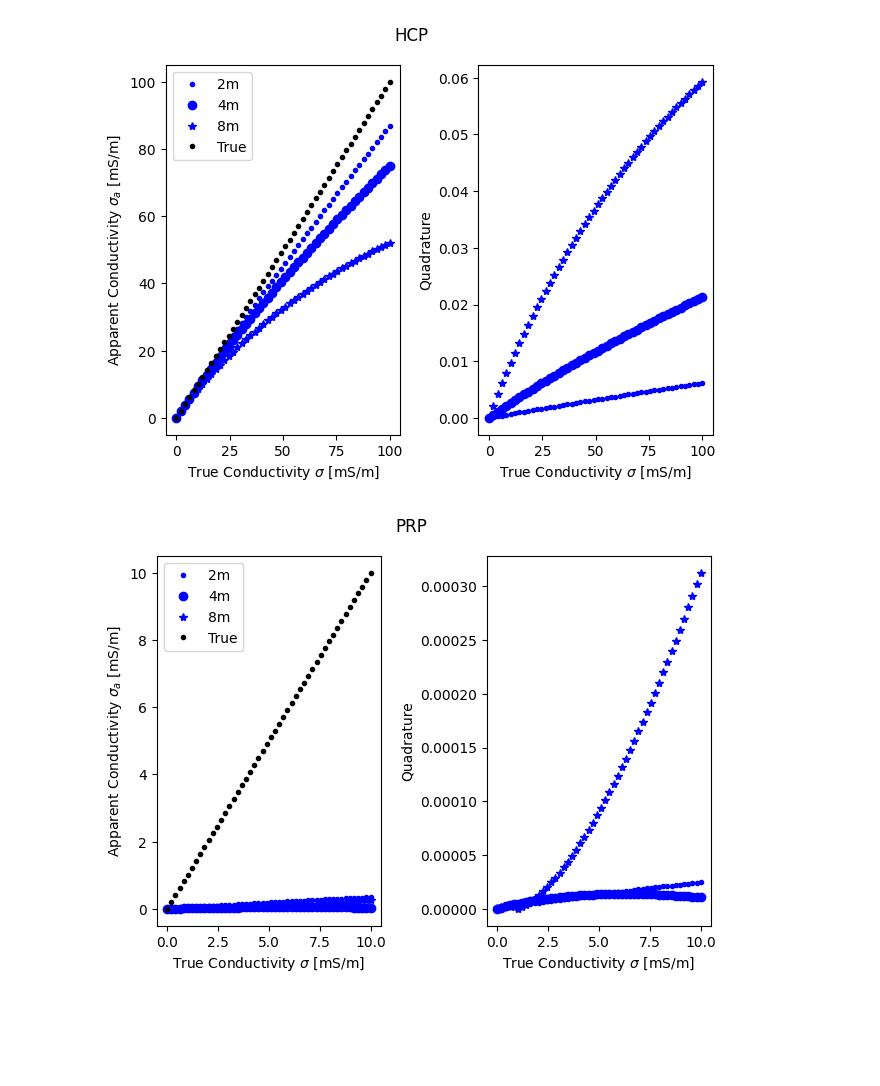
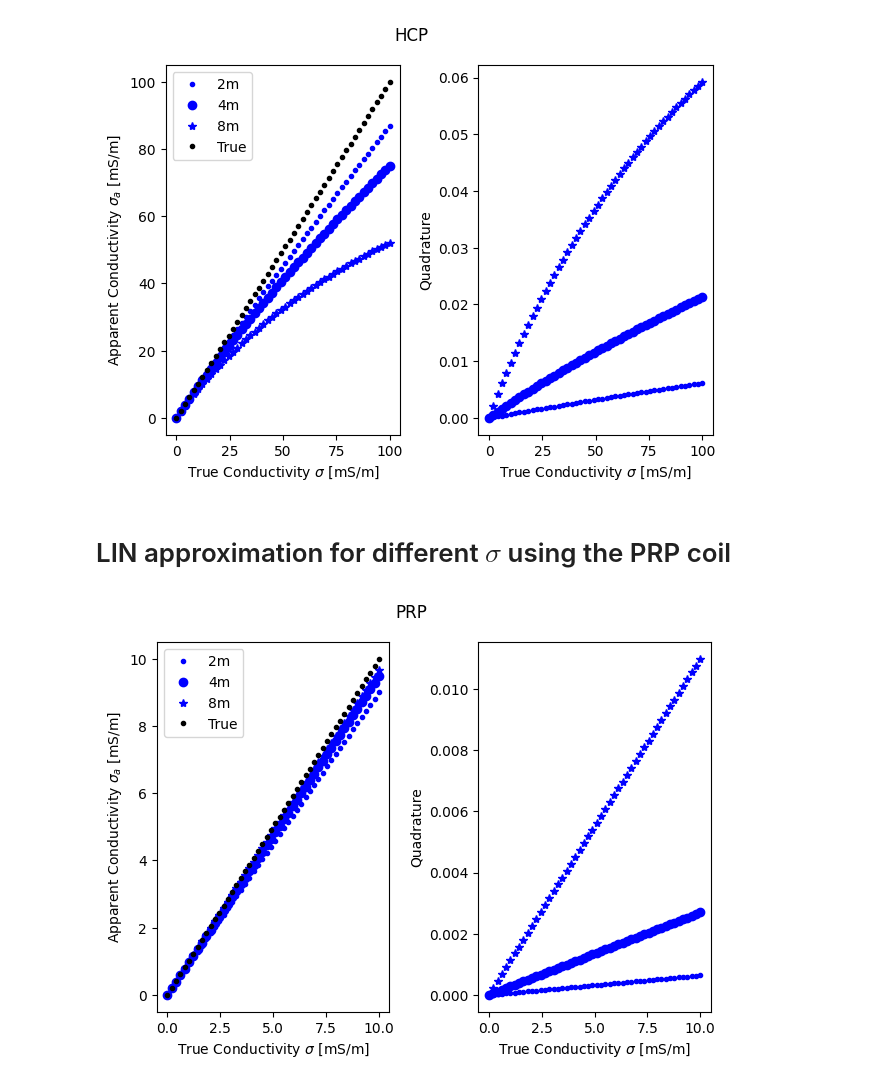
Before and after one commit to mariacarrizo/ExactEMI1D, a Jupyter notebook: LIN_App_Limitations.ipynb, the cells around one changed output. Drawn from its saved outputs; the diff is of its cells as text; code cells hidden in the pictures; blank space fills up the shorter version.

```diff
--- a/LIN_App_Limitations.ipynb
+++ b/LIN_App_Limitations.ipynb
@@ -82,0 +81,19 @@ def SecondaryFieldQuadrature(src, rec, depth, sigma, freq):
+# %%
+def Q_PRP(res_ground):
+    Hs_PRP = empymod.dipole(src=[0, 0, height],
+                            rec=[offsets, offsets*0, height],
+                            depth = [0],
+                            res = [2e14, res_ground],
+                            freqtime = freq,
+                            ab = 64,
+                            xdirect = None,
+                            verb = 0)
+    Hp_PRP = empymod.dipole(src=[0, 0, height],
+                            rec=[offsets, offsets*0, height],
+                            depth = [],
+                            res = [2e14],
+                            freqtime = freq,
+                            ab = 66,
+                            verb = 0)
+
+    return np.abs(np.imag(Hs_PRP/Hp_PRP))
@@ -121,0 +175,8 @@ For a coil separation:  8 meters, the apparent conductivity is:  8.9591697887765
+# %%
+Q = Q_PRP(1/sigma)
+
+print('The true conductivity is:', sigma*1000, 'mS/m')
+print('Using the VCP configuration')
+for s, quad in zip(offsets, Q):
+    sigma_app = Sigma_app_LIN(quad, freq, mu_0, s)
+    print('For a coil separation: ',s, 'meters, the apparent conductivity is: ', sigma_app*1000, 'mS/m')
@@ -129,7 +196,7 @@ sigma_arr = np.linspace(0.001/1000, 100/1000)
 # Calculate the quadratures
 Q_arr = []
 for sigma in sigma_arr:
-    Q = SecondaryFieldQuadrature(Vsource, Vreceivers, depth, sigma, freq)
+    Q = Q_VCP(1/sigma)
     Q_arr.append(Q)
 
 # Estimate apparent conductivities
@@ -184,7 +251,7 @@ sigma_arr = np.linspace(0.001/1000, 100/1000)
 # Calculate the quadratures
 Q_arr = []
 for sigma in sigma_arr:
-    Q = SecondaryFieldQuadrature(Hsource, Hreceivers, depth, sigma, freq)
+    Q = Q_HCP(1/sigma)
     Q_arr.append(Q)
 
 # Estimate apparent conductivities
@@ -229,12 +296,14 @@ fig.suptitle('HCP')
 fig.tight_layout()
 # %% [output]
 [figure]
+# %% [markdown]
+# LIN approximation for different $\sigma$ using the PRP coil
 # %%
 # Define a range of electrical conductivities to test
 sigma_arr = np.linspace(0.001/1000, 10/1000)
 Q_arr = []
 for sigma in sigma_arr:
-    Q = SecondaryFieldQuadrature(Hsource, Preceivers, depth, sigma, freq)
+    Q = Q_PRP(1/sigma)
     Q_arr.append(Q)
 
 # Calculate the quadratures
@@ -251,31 +320,31 @@ for Quad in Q_arr:
     Q2_arr.append(Q2)
     sigma_est_2m.append(Sigma_app_LIN(Q2, freq, mu_0, 2))
     Q4= Quad[1]
     Q4_arr.append(Q4)
     sigma_est_4m.append(Sigma_app_LIN(Q4, freq, mu_0, 4))
     Q8= Quad[2]
     Q8_arr.append(Q8)
     sigma_est_8m.append(Sigma_app_LIN(Q8, freq, mu_0, 8))
 
 # Create two subplots and unpack the output array immediately
 fig, (ax1, ax2) = plt.subplots(1, 2,)
 
 ax1.plot(sigma_arr*1000, np.array(sigma_est_2m)*1000, '.b', label ='2m')
 ax1.plot(sigma_arr*1000, np.array(sigma_est_4m)*1000, 'ob', label = '4m')
 ax1.plot(sigma_arr*1000, np.array(sigma_est_8m)*1000, '*b', label ='8m')
 ax1.plot(sigma_arr*1000, sigma_arr*1000, '.k', label ='True')
 ax1.set_xlabel('True Conductivity $\sigma$ [mS/m]')
 ax1.set_ylabel('Apparent Conductivity $\sigma_a$ [mS/m]')
 ax1.legend()
 
 
 ax2.plot(sigma_arr*1000, Q2_arr, '.b', label = '2m')
 ax2.plot(sigma_arr*1000, Q4_arr, 'ob', label = '4m')
 ax2.plot(sigma_arr*1000, Q8_arr, '*b', label = '8m')
 ax2.set_xlabel('True Conductivity $\sigma$ [mS/m]')
 ax2.set_ylabel('Quadrature')
 
 fig.suptitle('PRP')
 fig.tight_layout()
 # %% [output]
-[figure, old version]
+[figure, new version]
```
Also changed, not shown: parts of 13 cells of this notebook.
